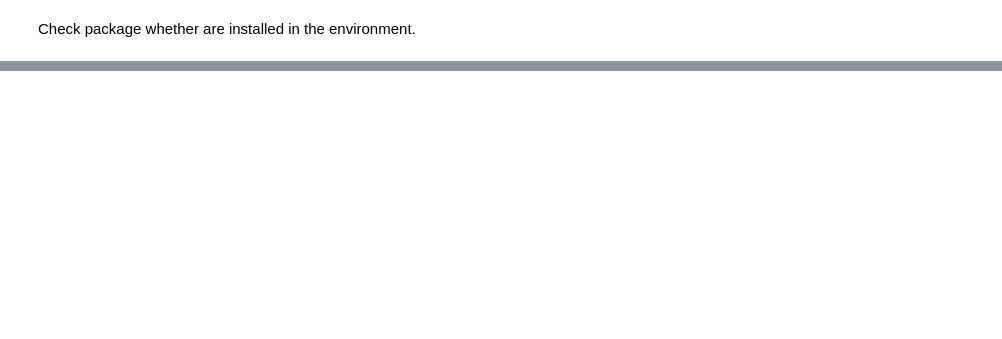
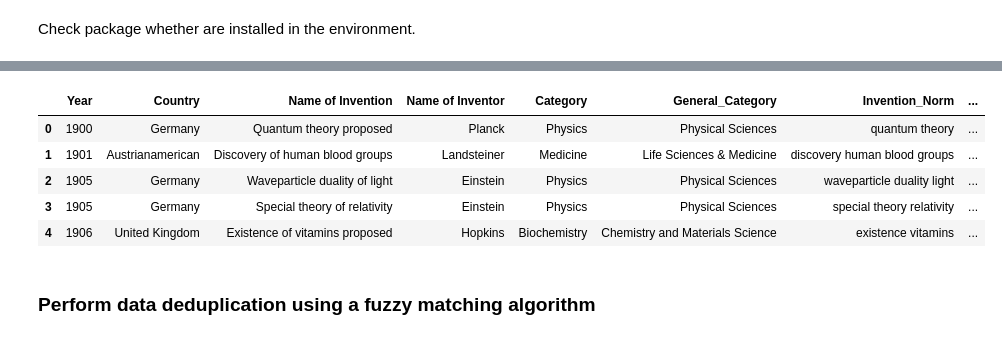
Before and after one commit to Foster-Ellis/DALAS-EDA-PROJECT, a Jupyter notebook: src/clean_scripts/data_clean.ipynb, the cells around one changed output, grey strips where cells are left out. Saved outputs shown, nothing was run; the diff lists cells and outputs as text; code cells hidden in the pictures; blank space fills up the shorter version.

```diff
--- a/src/clean_scripts/data_clean.ipynb
+++ b/src/clean_scripts/data_clean.ipynb
@@ -183,0 +243,20 @@ Deduplication complete. Results saved to 'deduped_data.csv'.
+# %%
+country_mapping = {
+    "british": "United Kingdom",
+    "britain": "United Kingdom",
+    "england": "United Kingdom",
+    "wales": "United Kingdom",
+    "scotland": "United Kingdom",
+    "usa": "United States",
+    "us": "United States",
+    "soviet union": "Russia",
+}
+
+# Standardise the Country field, using the standardize_country function defined previously
+df_clean['Country'] = df_clean['Country'].apply(lambda x: standardize_country(x, country_mapping))
+
+# Output standardised list of country names
+std_countries = df_clean['Country'].dropna().unique()
+print("Standardised list of country names:")
+for c in sorted(std_countries):
+    print(c)
@@ -183,0 +309,14 @@ Deduplication complete. Results saved to 'deduped_data.csv'.
+# %%
+df_clean['General_Category'] = df_clean['Category'].apply(generalize_category)
+
+# Print the statistics of the transformed categories
+print("General Category Statistics:")
+print(df_clean['General_Category'].value_counts())
+
+# Explanation:
+# We use a keyword-based regex matching method to aggregate detailed categories into four major groups:
+# 1. Physical Sciences: includes keywords such as physics, quantum, nuclear, astronomy, cosmology, astrophysics, geophysics, optics, etc.
+# 2. Chemistry and Materials Science: includes keywords such as chemistry, chemical, biochemistry, electrochemistry, materials, metallurgical, etc.
+# 3. Life Sciences & Medicine: includes keywords such as medicine, medical, genetics, virology, pharmaceutical, immunology, biotechnology, biology, etc.
+# 4. Engineering and Technology: includes keywords such as engineering, computer, electronic, telecommunications, software, hardware, artificial intelligence, robotics, network, cryptography, aerospace, etc.
+# Categories that do not match any keywords are categorized as "Other".
@@ -183,0 +335,15 @@ Deduplication complete. Results saved to 'deduped_data.csv'.
+# %%
+
+df_clean['Invention_Norm'] = df_clean['Name of Invention'].apply(lambda x: normalize_text(x, stopwords=stopwords))
+# Similarly, normalize 'Name of Inventor' if needed
+df_clean['Inventor_Norm'] = df_clean['Name of Inventor'].apply(lambda x: normalize_text(x))
+df_clean.head()
+# %% [output]
+|  | Year | Country | Name of Invention | Name of Inventor | Category | General_Category | Invention_Norm | ... |
+| 0 | 1900 | Germany | Quantum theory proposed | Planck | Physics | Physical Sciences | quantum theory | ... |
+| 1 | 1901 | Austrianamerican | Discovery of human blood groups | Landsteiner | Medicine | Life Sciences & Medicine | discovery human blood groups | ... |
+| 2 | 1905 | Germany | Waveparticle duality of light | Einstein | Physics | Physical Sciences | waveparticle duality light | ... |
+| 3 | 1905 | Germany | Special theory of relativity | Einstein | Physics | Physical Sciences | special theory relativity | ... |
+| 4 | 1906 | United Kingdom | Existence of vitamins proposed | Hopkins | Biochemistry | Chemistry and Materials Science | existence vitamins | ... |
+# %% [markdown]
+### Perform data deduplication using a fuzzy matching algorithm
```
Also changed, not shown: parts of 24 cells of this notebook, 5 other files.
